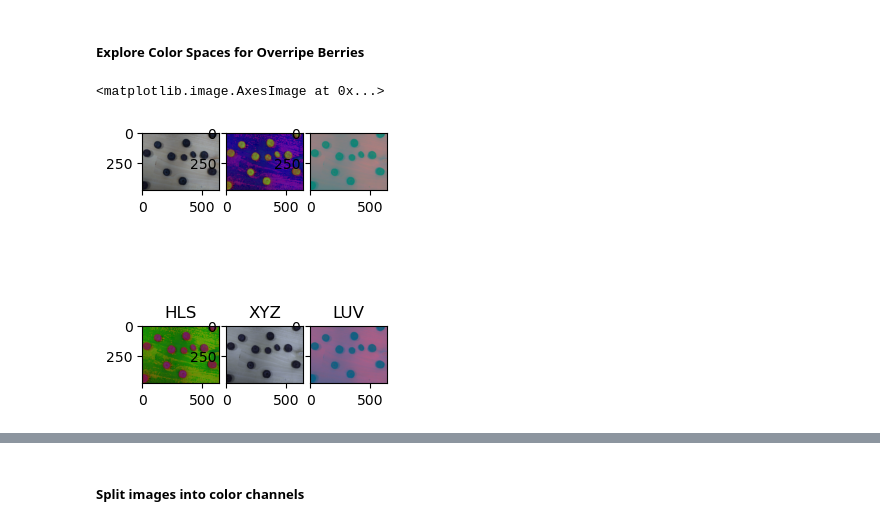
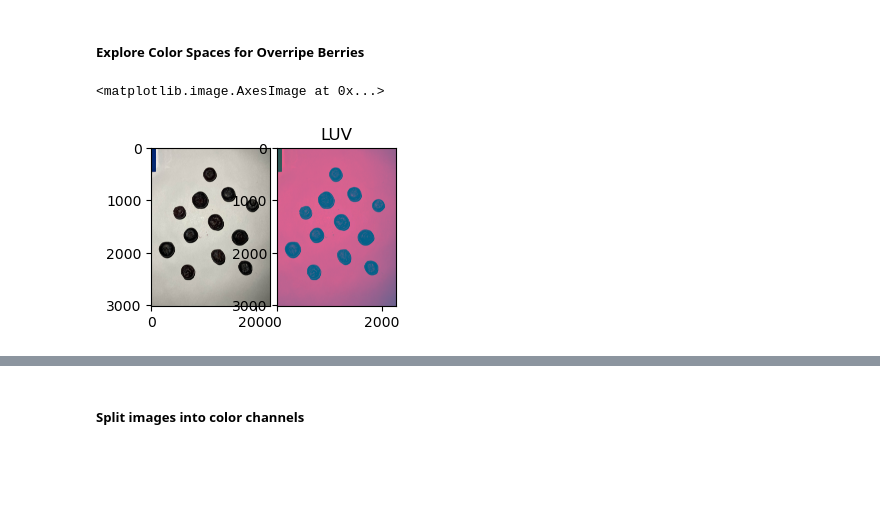
Before and after one commit to lhwitten/BlueberryJam, a Jupyter notebook: notebooks/img_preprocess.ipynb, the cells around one changed output, grey strips where cells are left out. Saved outputs shown, nothing was run; the diff lists cells and outputs as text; code cells hidden in the pictures; blank space fills up the shorter version.

```diff
--- a/notebooks/img_preprocess.ipynb
+++ b/notebooks/img_preprocess.ipynb
@@ -43,35 +43,21 @@ plt.imshow(img_xyz)
 # %% [markdown]
 ##### Explore Color Spaces for Overripe Berries
 # %%
-overripe_path = 'ORN_01.jpg'
+overripe_path = 'ORN_02.jpg'
 imgOR = cv.imread('../img/test_set/overripe/'+overripe_path)
 
 # convert from BGR to other color spaces
 imgOR_rgb = cv.cvtColor(imgOR, cv.COLOR_BGR2RGB)
-imgOR_hsv = cv.cvtColor(imgOR, cv.COLOR_BGR2HSV)
-imgOR_lab = cv.cvtColor(imgOR, cv.COLOR_BGR2LAB)
 imgOR_luv = cv.cvtColor(imgOR, cv.COLOR_BGR2LUV)
-imgOR_hls = cv.cvtColor(imgOR, cv.COLOR_BGR2HLS)
-imgOR_xyz = cv.cvtColor(imgOR, cv.COLOR_BGR2XYZ)
 
 # display image in color spaces
 fig = plt.figure()
-gridspec = fig.add_gridspec(nrows=4, ncols=12)
-fig.add_subplot(gridspec[0:2, 0:2])
+gridspec = fig.add_gridspec(nrows=2, ncols=12)
+fig.add_subplot(gridspec[0:2, 0:3])
 plt.imshow(imgOR_rgb)
-fig.add_subplot(gridspec[0:2, 2:4])
-plt.imshow(imgOR_hsv)
-fig.add_subplot(gridspec[0:2, 4:6])
-plt.imshow(imgOR_lab)
-fig.add_subplot(gridspec[2:4, 4:6])
+fig.add_subplot(gridspec[0:2, 3:6])
 plt.title("LUV")
 plt.imshow(imgOR_luv)
-fig.add_subplot(gridspec[2:4, 0:2])
-plt.title("HLS")
-plt.imshow(imgOR_hls)
-fig.add_subplot(gridspec[2:4, 2:4])
-plt.title("XYZ")
-plt.imshow(imgOR_xyz)
 # %% [output]
 <matplotlib.image.AxesImage at 0x...>
-[figure, old version]
+[figure, new version]
```
Also changed, not shown: parts of 14 cells of this notebook.
